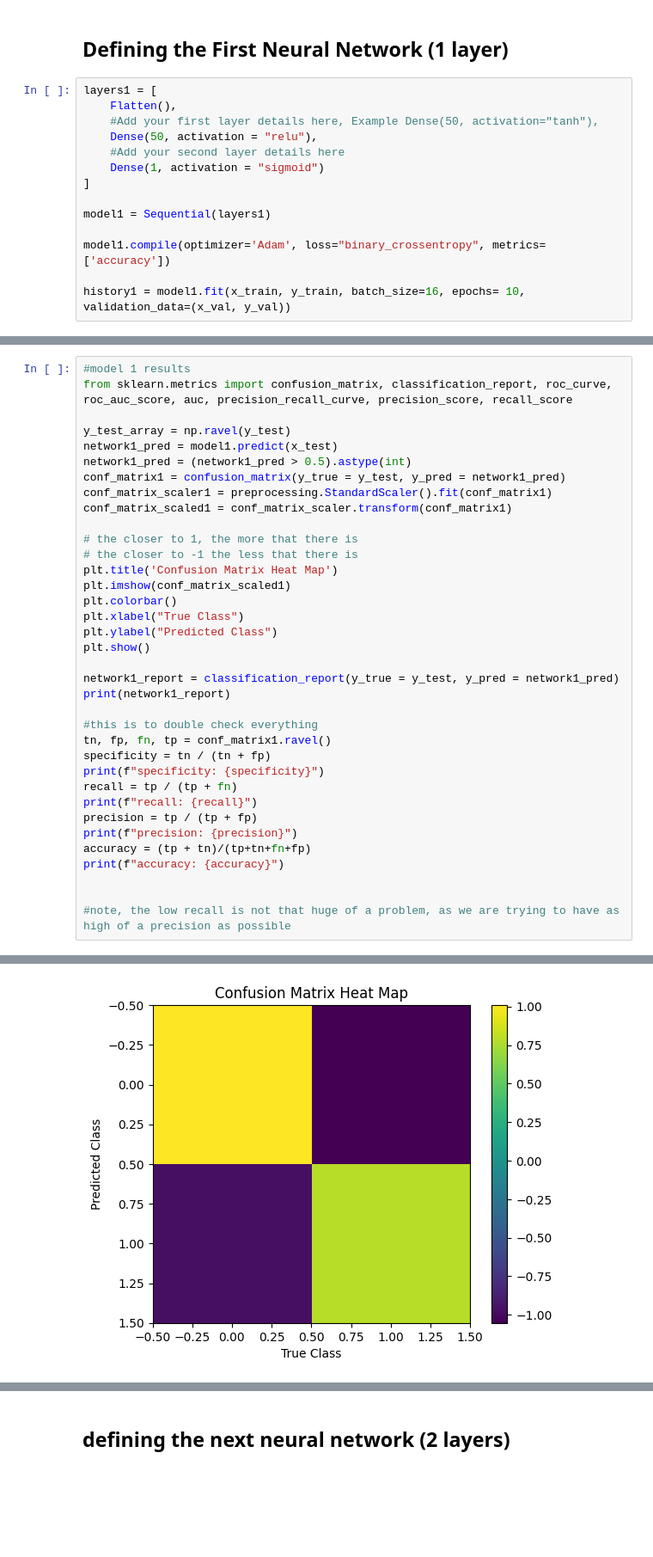
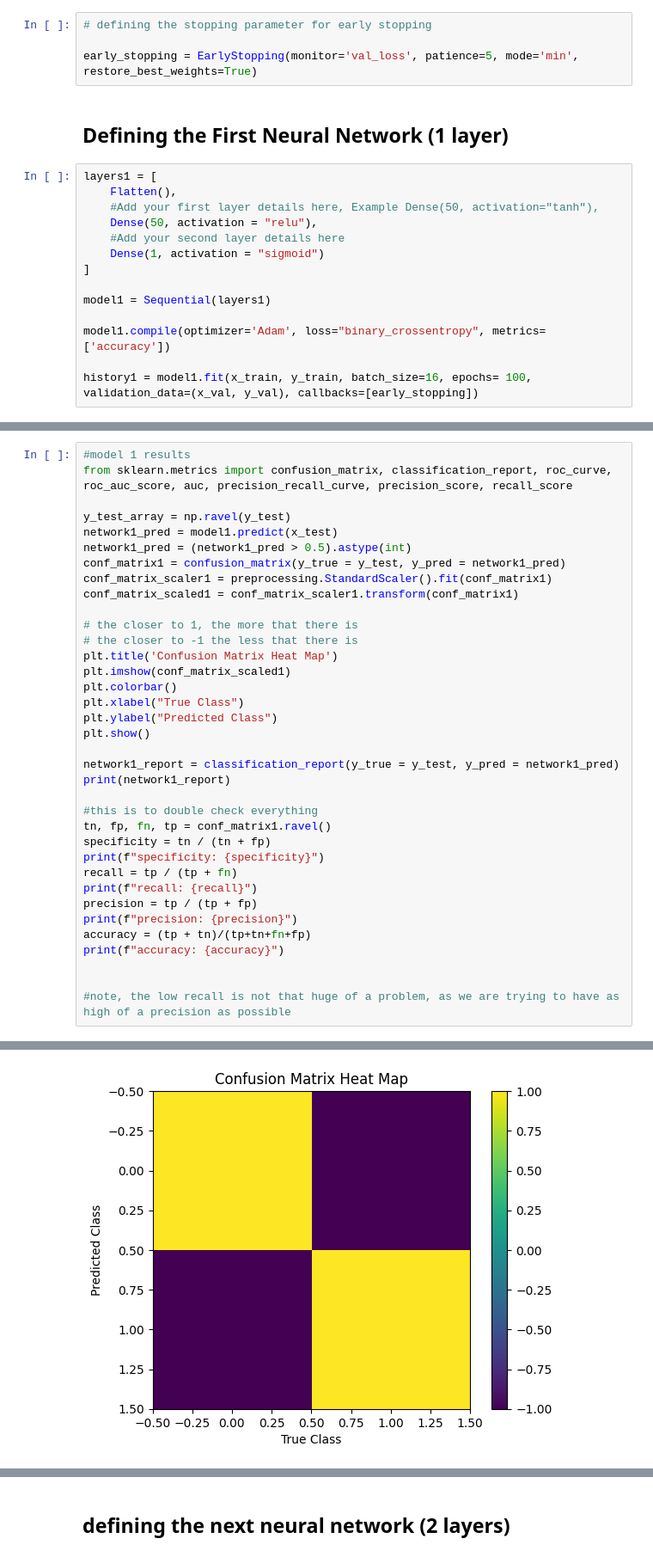
Before and after one commit to iansargent/CS3540-Final-Project, a Jupyter notebook: NeuralNetwork.ipynb, the cells around one changed output, grey strips where cells are left out. Shown: that part at 86% size. Cells and saved outputs as stored; diff of their text form; blank space fills up the shorter version.

```diff
--- a/NeuralNetwork.ipynb
+++ b/NeuralNetwork.ipynb
@@ -80,6 +82,10 @@ print (x_test.shape, y_test.shape)
 (716, 8) (716, 1)
 (179, 8) (179, 1)
 (299, 8) (299, 1)
+# %%
+# defining the stopping parameter for early stopping
+
+early_stopping = EarlyStopping(monitor='val_loss', patience=5, mode='min', restore_best_weights=True)
 # %% [markdown]
 ## Defining the First Neural Network (1 layer)
 # %%
@@ -95,5 +101,5 @@ model1 = Sequential(layers1)
 
 model1.compile(optimizer='Adam', loss="binary_crossentropy", metrics=['accuracy'])
 
-history1 = model1.fit(x_train, y_train, batch_size=16, epochs= 10, validation_data=(x_val, y_val))
+history1 = model1.fit(x_train, y_train, batch_size=16, epochs= 100, validation_data=(x_val, y_val), callbacks=[early_stopping])
 # %% [output]
@@ -133,35 +136,35 @@ network1_pred = model1.predict(x_test)
 network1_pred = (network1_pred > 0.5).astype(int)
 conf_matrix1 = confusion_matrix(y_true = y_test, y_pred = network1_pred)
 conf_matrix_scaler1 = preprocessing.StandardScaler().fit(conf_matrix1)
-conf_matrix_scaled1 = conf_matrix_scaler.transform(conf_matrix1)
+conf_matrix_scaled1 = conf_matrix_scaler1.transform(conf_matrix1)
 
 # the closer to 1, the more that there is
 # the closer to -1 the less that there is
 plt.title('Confusion Matrix Heat Map')
 plt.imshow(conf_matrix_scaled1)
 plt.colorbar()
 plt.xlabel("True Class")
 plt.ylabel("Predicted Class")
 plt.show()
 
 network1_report = classification_report(y_true = y_test, y_pred = network1_pred)
 print(network1_report)
 
 #this is to double check everything
 tn, fp, fn, tp = conf_matrix1.ravel()
 specificity = tn / (tn + fp)
 print(f"specificity: {specificity}")
 recall = tp / (tp + fn)
 print(f"recall: {recall}")
 precision = tp / (tp + fp)
 print(f"precision: {precision}")
 accuracy = (tp + tn)/(tp+tn+fn+fp)
 print(f"accuracy: {accuracy}")
 
 
 #note, the low recall is not that huge of a problem, as we are trying to have as high of a precision as possible
 # %% [output]
 10/10 ━━━━━━━━━━━━━━━━━━━━ 0s 5ms/step
-[figure, old version]
+[figure, new version]
               precision    recall  f1-score   support
 
```
Also changed, not shown: parts of 16 cells of this notebook.
